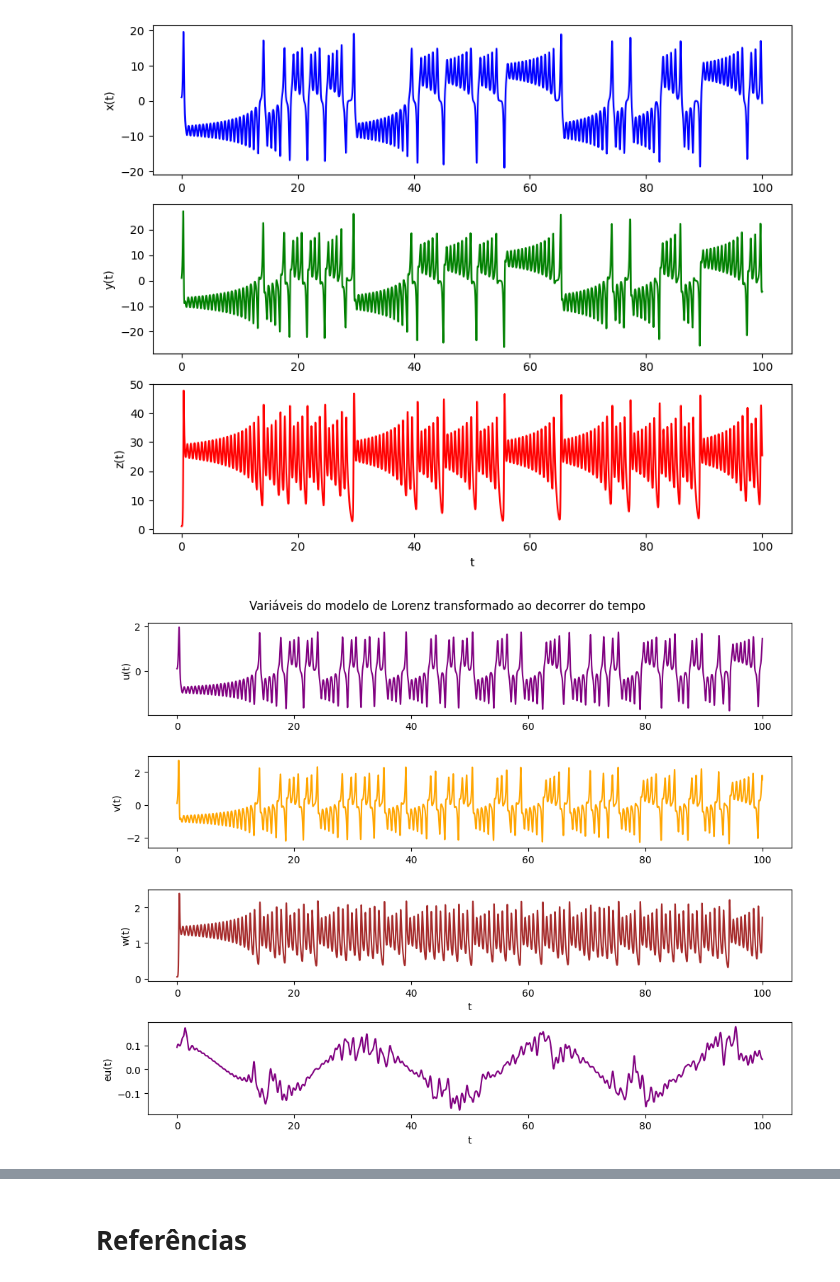
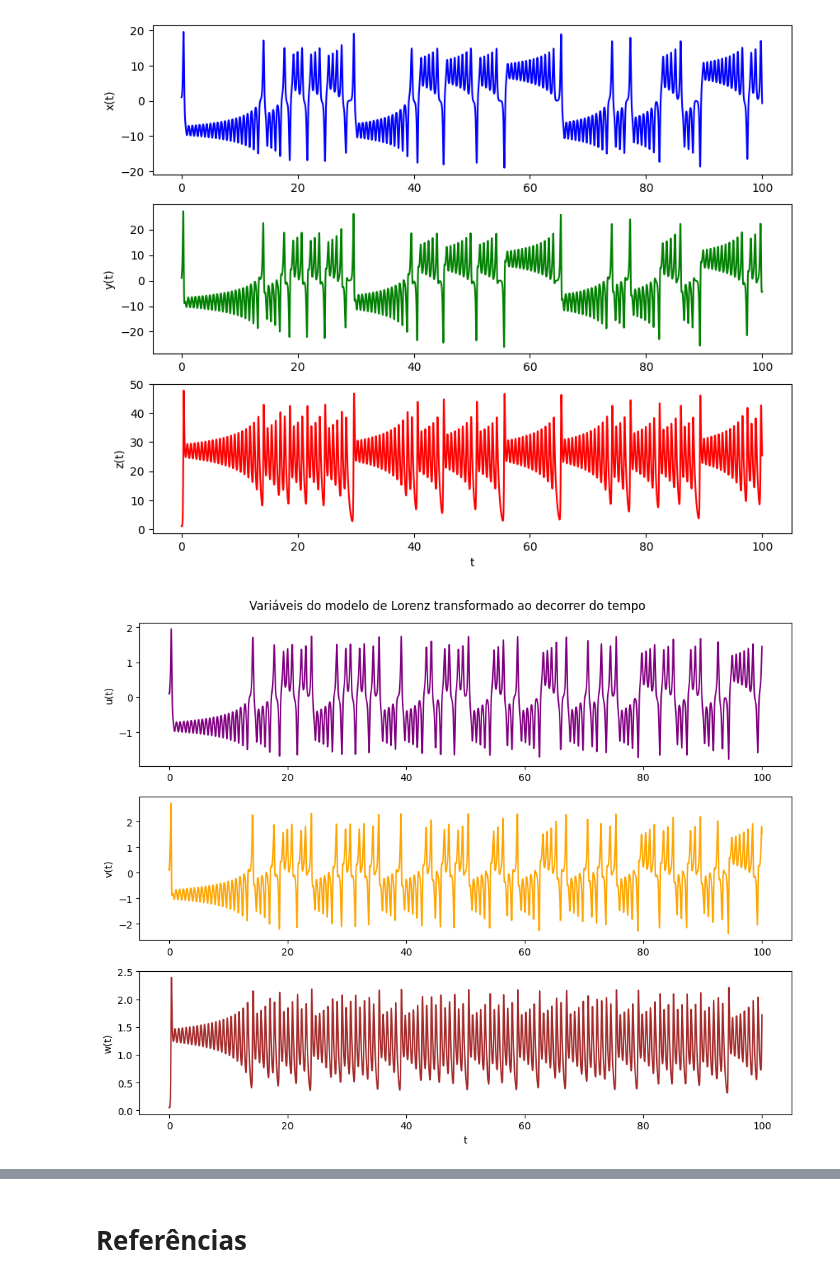
Before and after one commit to IanneVFernandes/projeto-metodos, a Jupyter notebook: parte2.ipynb, the cells around one changed output, grey strips where cells are left out. Cells and saved outputs as stored; diff of their text form; code cells hidden in the pictures.

```diff
--- a/parte2.ipynb
+++ b/parte2.ipynb
@@ -284,29 +337,21 @@ plt.show()
 [figure]
 # %%
 # Cria uma figura com 3 subplots (um para cada variável)
-_, axis = plt.subplots(4, 1, figsize=(10, 8))
+_, axis = plt.subplots(3, 1, figsize=(10, 8))
 
 axis[0].plot(t, u, label='u(t)', color='purple')
 axis[0].set_ylabel('u(t)')
 
 axis[1].plot(t, v, label='v(t)', color='orange')
 axis[1].set_ylabel('v(t)')
 
 axis[2].plot(t, w, label='w(t)', color='brown')
 axis[2].set_xlabel('t')
 axis[2].set_ylabel('w(t)')
 
-
-window = 200
-eu_smooth = np.convolve(eu, np.ones(window)/window, mode='same')
-
-axis[3].plot(t, eu_smooth, label='p(t)', color='purple')
-axis[3].set_xlabel('t')
-axis[3].set_ylabel('eu(t)')
-
 plt.suptitle("Variáveis do modelo de Lorenz transformado ao decorrer do tempo")
 
 plt.tight_layout()
 plt.show()
 # %% [output]
-[figure, old version]
+[figure, new version]
```
Also changed, not shown: parts of 9 cells of this notebook.
